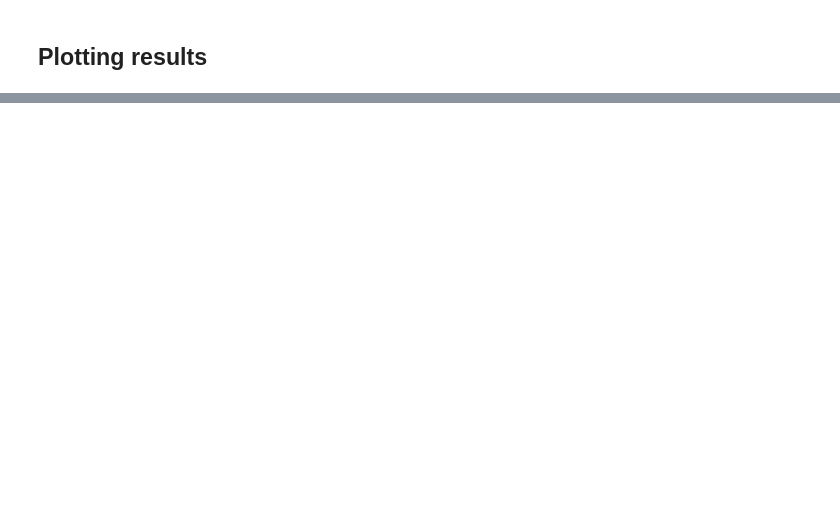
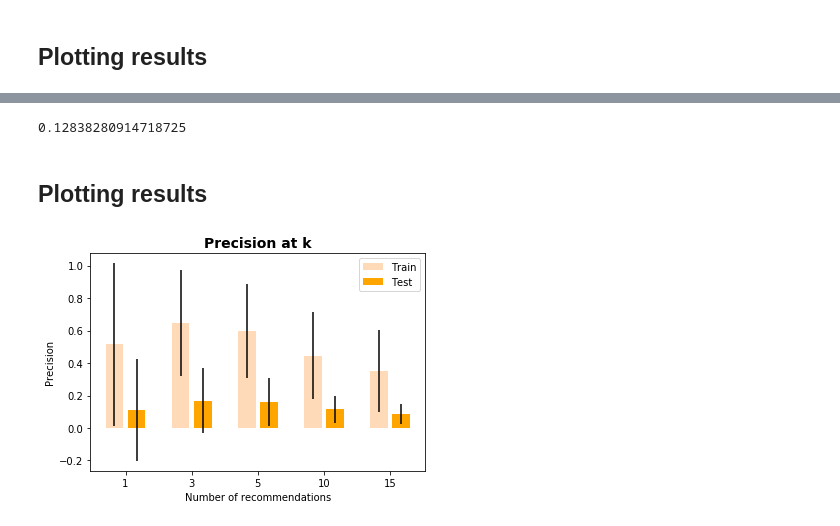
Before and after one commit to LUCIA-RONCHI/Amazon_Gaming_Recommender_System, a Jupyter notebook: Analysis/NMF/NMF.ipynb, the cells around one changed output, grey strips where cells are left out. Cells and saved outputs as stored; diff of their text form; code cells hidden in the pictures; blank space fills up the shorter version.

```diff
--- a/Analysis/NMF/NMF.ipynb
+++ b/Analysis/NMF/NMF.ipynb
@@ -361,0 +365,9 @@ plt.show()
+# %%
+test_list = []
+# %%
+for _, row in test_df.iterrows():
+    t = (row["reviewerID"], row["productID"], row["overall"])
+    test_list.append(t)
+# %%
+# Predict using best model found
+test_predictions = best_NMF.test(test_list)
@@ -361,0 +382,7 @@ plt.show()
+# %%
+# Calculate top K recommended products
+test_df["top_1_recommended"] = test_df["reviewerID"].map(get_top_n(test_predictions, 1))
+test_df["top_3_recommended"] = test_df["reviewerID"].map(get_top_n(test_predictions, 3))
+test_df["top_5_recommended"] = test_df["reviewerID"].map(get_top_n(test_predictions, 5))
+test_df["top_10_recommended"] = test_df["reviewerID"].map(get_top_n(test_predictions, 10))
+test_df["top_15_recommended"] = test_df["reviewerID"].map(get_top_n(test_predictions, 15))
@@ -361,0 +435,57 @@ plt.show()
+# %%
+MAP_test
+# %% [output]
+0.12838280914718725
+# %% [markdown]
+## Plotting results
+# %%
+# 5 values for K
+x_train = [1, 4, 7, 10, 13]
+x_test = [2, 5, 8, 11, 14]
+
+
+# Training means
+y_train = [np.mean(train_df["accuracy_at_1"]),
+         np.mean(train_df["accuracy_at_3"]),
+         np.mean(train_df["accuracy_at_5"]),
+         np.mean(train_df["accuracy_at_10"]),
+         np.mean(train_df["accuracy_at_15"])]
+
+# Training stds
+error_train = [np.std(train_df["accuracy_at_1"]),
+             np.std(train_df["accuracy_at_3"]),
+             np.std(train_df["accuracy_at_5"]),
+             np.std(train_df["accuracy_at_10"]),
+             np.std(train_df["accuracy_at_15"])]
+
+# Validation means
+y_test = [np.mean(test_df["accuracy_at_1"]),
+         np.mean(test_df["accuracy_at_3"]),
+         np.mean(test_df["accuracy_at_5"]),
+         np.mean(test_df["accuracy_at_10"]),
+         np.mean(test_df["accuracy_at_15"])]
+
+# Validation stds
+error_test = [np.std(test_df["accuracy_at_1"]),
+             np.std(test_df["accuracy_at_3"]),
+             np.std(test_df["accuracy_at_5"]),
+             np.std(test_df["accuracy_at_10"]),
+             np.std(test_df["accuracy_at_15"])]
+
+# Plot errorbars
+plt.bar(x = x_train, height = y_train, yerr = error_train, color = "peachpuff", label = "Train")
+plt.bar(x = x_test, height = y_test, yerr = error_test, color = "orange", label = "Test")
+
+# Titles and axis labels
+plt.title("Precision at k", fontweight = "bold", fontsize = 14)
+plt.xlabel("Number of recommendations")
+plt.ylabel("Precision")
+plt.xticks(ticks = [1.5, 4.5, 7.5, 10.5, 13.5], labels = [1, 3, 5, 10, 15])
+
+# Add legend
+plt.legend()
+
+# Show plot
+plt.show()
+# %% [output]
+[figure, added]
```
Also changed, not shown: parts of 19 cells of this notebook, 1 other file.
